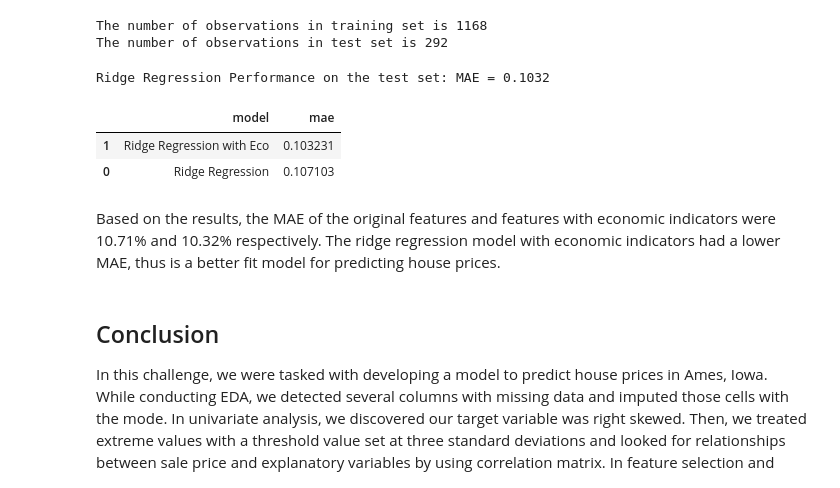
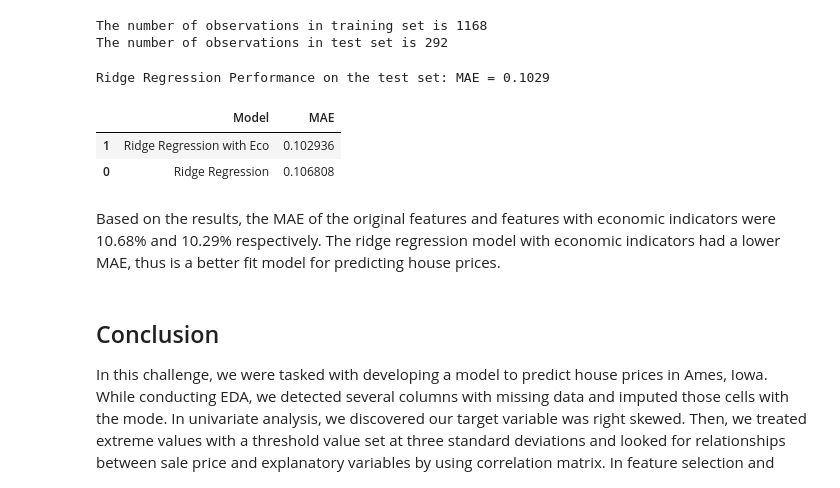
Before and after one commit to tsaw8/Thinkful_Project, a Jupyter notebook: Module 19: Supervised learning: solving regression problems/8. Challenge House prices model .ipynb, the cells around one changed output. Drawn from its saved outputs; the diff is of its cells as text; code cells hidden in the pictures.

```diff
--- a/Module 19: Supervised learning: solving regression problems/8. Challenge House prices model .ipynb
+++ b/Module 19: Supervised learning: solving regression problems/8. Challenge House prices model .ipynb
@@ -300,8 +323,8 @@ Although outliers contain meaningful information, linear regression machine lear
 
 def outlier_table(df):
     for column in df.select_dtypes(['int64', 'float64']).columns:
-        if df[column].quantile(.9973)<df[column].max():
-            threshold = df[column].quantile(.9973)
+        if df[column].quantile(.997)<df[column].max():
+            threshold = df[column].quantile(.997)
             df[column] = np.where(df[column] > threshold, int(round(threshold)),df[column])
             if df[column].quantile(0)>df[column].min():
                 threshold = df[column].min()
@@ -920,20 +947,20 @@ rr_mae2 = fit_and_evaluate(rr)
 
 print('Ridge Regression Performance on the test set: MAE = %0.4f' % rr_mae2)
 # %% [output]
-Ridge Regression Performance on the test set: MAE = 0.1032
+Ridge Regression Performance on the test set: MAE = 0.1029
 # %%
 # Dataframe to hold the results
-model_comparison = pd.DataFrame({'model': ['Ridge Regression', 'Ridge Regression with Eco'],
-                                 'mae': [rr_mae, rr_mae2 ]})
+model_comparison = pd.DataFrame({'Model': ['Ridge Regression', 'Ridge Regression with Eco'],
+                                 'MAE': [rr_mae, rr_mae2 ]})
 
 # Horizontal bar chart of test mae
-model_comparison.sort_values('mae', ascending = True)
+model_comparison.sort_values('MAE', ascending = True)
 # %% [output]
-|  | model | mae |
-| 1 | Ridge Regression with Eco | 0.103231 |
-| 0 | Ridge Regression | 0.107103 |
+|  | Model | MAE |
+| 1 | Ridge Regression with Eco | 0.102936 |
+| 0 | Ridge Regression | 0.106808 |
 # %% [markdown]
-Based on the results, the MAE of the original features and features with economic indicators were 10.71% and 10.32% respectively. The ridge regression model with economic indicators had a lower MAE, thus is a better fit model for predicting house prices.
+Based on the results, the MAE of the original features and features with economic indicators were 10.68% and 10.29% respectively. The ridge regression model with economic indicators had a lower MAE, thus is a better fit model for predicting house prices.
 # %% [markdown]
 ## Conclusion
 
```
Also changed, not shown: parts of 26 cells of this notebook.
